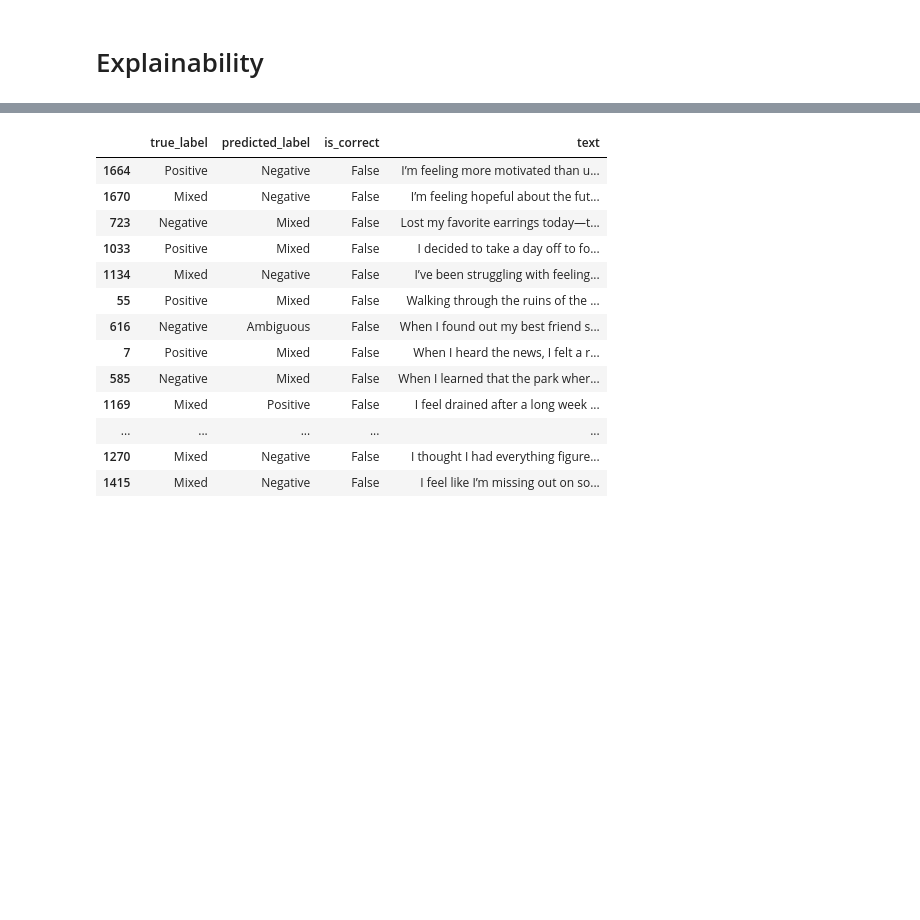
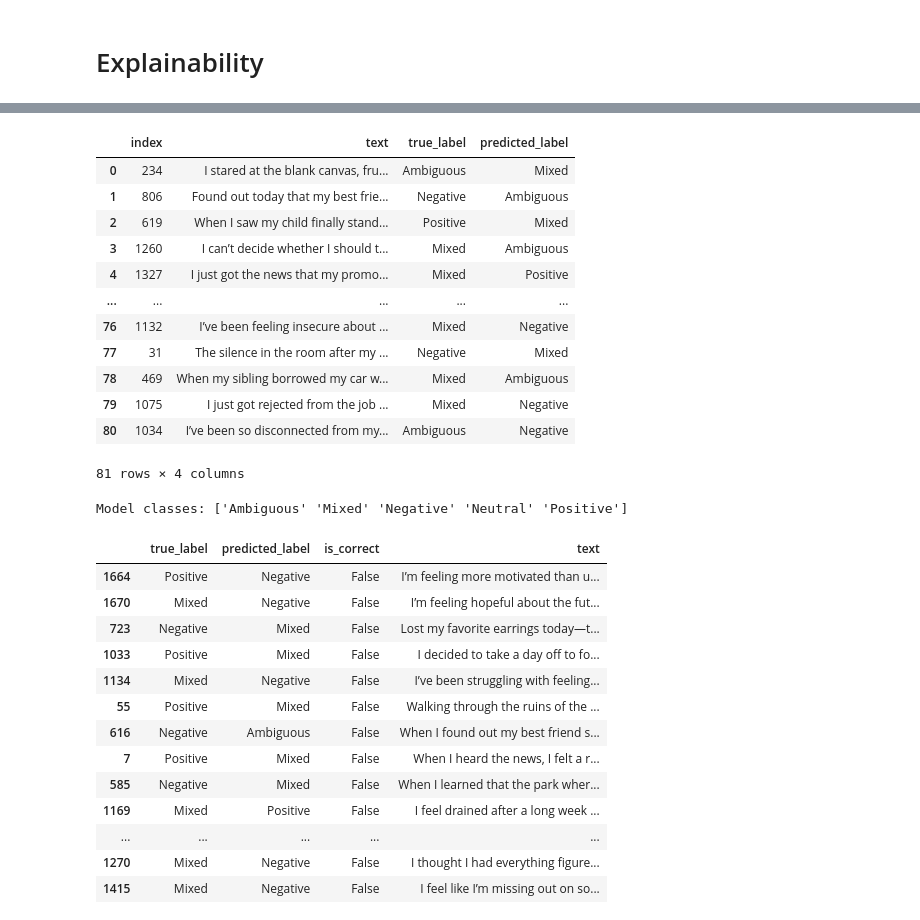
Before and after one commit to RafaParkoureiro/Emotionverse, a Jupyter notebook: Classification.ipynb, the cells around one changed output, grey strips where cells are left out. Drawn from its saved outputs; the diff is of its cells as text; code cells hidden in the pictures; blank space fills up the shorter version.

```diff
--- a/Classification.ipynb
+++ b/Classification.ipynb
@@ -941,0 +1357,16 @@ Feature importance analysis not supported for this model type.
+# %%
+misclassified_with_text
+# %% [output]
+|  | index | text | true_label | predicted_label |
+| 0 | 234 | I stared at the blank canvas, fru... | Ambiguous | Mixed |
+| 1 | 806 | Found out today that my best frie... | Negative | Ambiguous |
+| 2 | 619 | When I saw my child finally stand... | Positive | Mixed |
+| 3 | 1260 | I can’t decide whether I should t... | Mixed | Ambiguous |
+| 4 | 1327 | I just got the news that my promo... | Mixed | Positive |
+| ... | ... | ... | ... | ... |
+| 76 | 1132 | I’ve been feeling insecure about ... | Mixed | Negative |
+| 77 | 31 | The silence in the room after my ... | Negative | Mixed |
+| 78 | 469 | When my sibling borrowed my car w... | Mixed | Ambiguous |
+| 79 | 1075 | I just got rejected from the job ... | Mixed | Negative |
+| 80 | 1034 | I’ve been so disconnected from my... | Ambiguous | Negative |
+81 rows × 4 columns
@@ -942,3 +1375,7 @@ Feature importance analysis not supported for this model type.
+# %%
+print("Model classes:", best_model.classes_)
+# %% [output]
+Model classes: ['Ambiguous' 'Mixed' 'Negative' 'Neutral' 'Positive']
 # %%
 error_analysis_results
 # %% [output]
```
Also changed, not shown: parts of 16 cells of this notebook, 4 other files.
